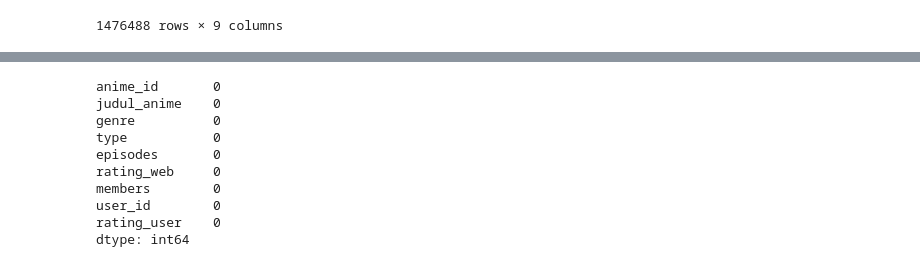
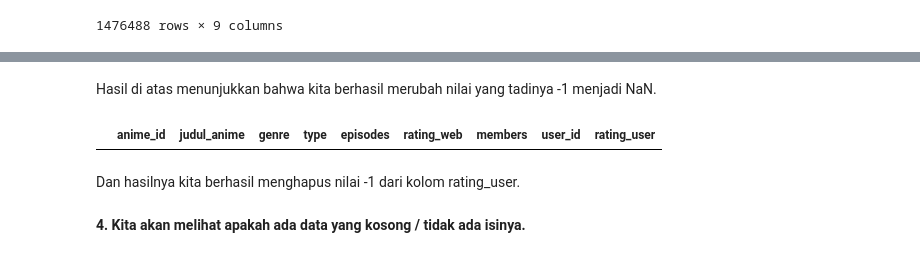
Before and after one commit to izzul112/ML_BMLT-Proyek_Akhir-Sistem_Rekomendasi-Anime, a Jupyter notebook: Proyek_Akhir_Sistem_Rekomendasi.ipynb, the cells around one changed output, grey strips where cells are left out. Drawn from its saved outputs; the diff is of its cells as text; code cells hidden in the pictures.

```diff
--- a/Proyek_Akhir_Sistem_Rekomendasi.ipynb
+++ b/Proyek_Akhir_Sistem_Rekomendasi.ipynb
@@ -225,14 +248,11 @@ anime_feature.head()
+# %% [markdown]
+Hasil di atas menunjukkan bahwa kita berhasil merubah nilai yang tadinya -1 menjadi NaN.
 # %%
 anime_feature = anime_feature.dropna(axis = 0, how ='any')
-anime_feature.isnull().sum()
+anime_feature.loc[(anime_feature['rating_user']==-1)]
 # %% [output]
-anime_id       0
-judul_anime    0
-genre          0
-type           0
-episodes       0
-rating_web     0
-members        0
-user_id        0
-rating_user    0
-dtype: int64
+|  | anime_id | judul_anime | genre | type | episodes | rating_web | members | user_id | rating_user |
+# %% [markdown]
+Dan hasilnya kita berhasil menghapus nilai -1 dari kolom rating_user.
+# %% [markdown]
+**4.  Kita akan melihat apakah ada data yang kosong / tidak ada isinya.**
```
Also changed, not shown: parts of 8 cells of this notebook.
